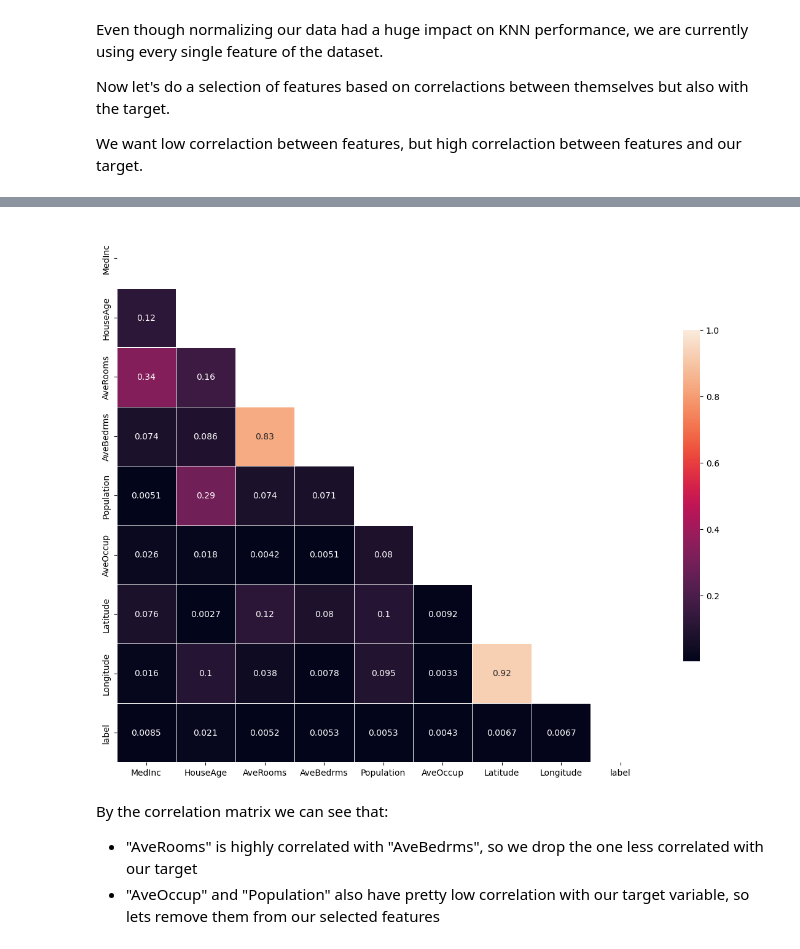
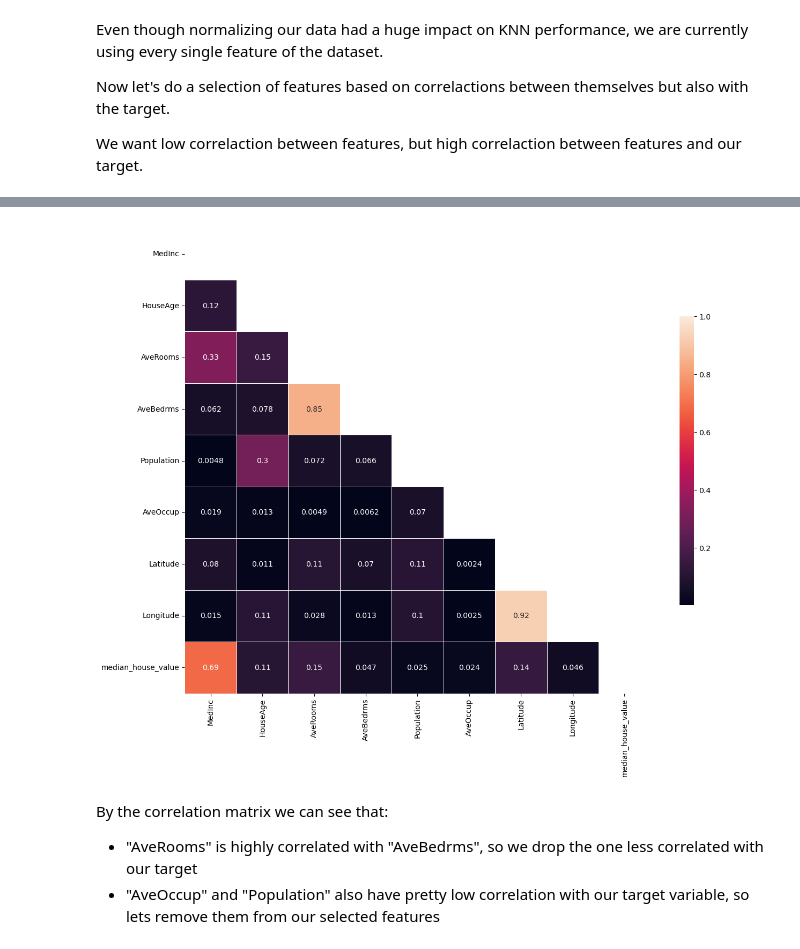
Before and after one commit to TebasMartinez/Ironhack-Data-Analytics-Bootcamp-2025, a Jupyter notebook: Week 11 - Machine Learning/11.2. Activity_feature_engineering.ipynb, the cells around one changed output, grey strips where cells are left out. Drawn from its saved outputs; the diff is of its cells as text; code cells hidden in the pictures.

```diff
--- a/Week 11 - Machine Learning/11.2. Activity_feature_engineering.ipynb
+++ b/Week 11 - Machine Learning/11.2. Activity_feature_engineering.ipynb
@@ -47,0 +46,4 @@ california_housing
+# %%
+df_cali = pd.DataFrame(california_housing["data"], columns = california_housing["feature_names"])
+df_cali["median_house_value"] = california_housing["target"]
+df_cali.info()
@@ -163,20 +153,20 @@ merged
 # %%
-corr=np.abs(merged.corr())
+corr=np.abs(df_cali.corr())
 
 #Set up mask for triangle representation
 mask = np.zeros_like(corr, dtype=bool)
 mask[np.triu_indices_from(mask)] = True
 
 # Set up the matplotlib figure
 f, ax = plt.subplots(figsize=(14, 14))
 # Generate a custom diverging colormap
 cmap = sns.diverging_palette(220, 10, as_cmap=True)
 # Draw the heatmap with the mask and correct aspect ratio
 sns.heatmap(corr, mask=mask,  vmax=1,square=True, linewidths=.5, cbar_kws={"shrink": .5},annot = corr)
 
 plt.show()
 # %% [output]
-[figure, old version]
+[figure, new version]
 # %% [markdown]
 By the correlation matrix we can see that:
 - "AveRooms" is highly correlated with "AveBedrms", so we drop the one less correlated with our target
```
Also changed, not shown: parts of 14 cells of this notebook.
